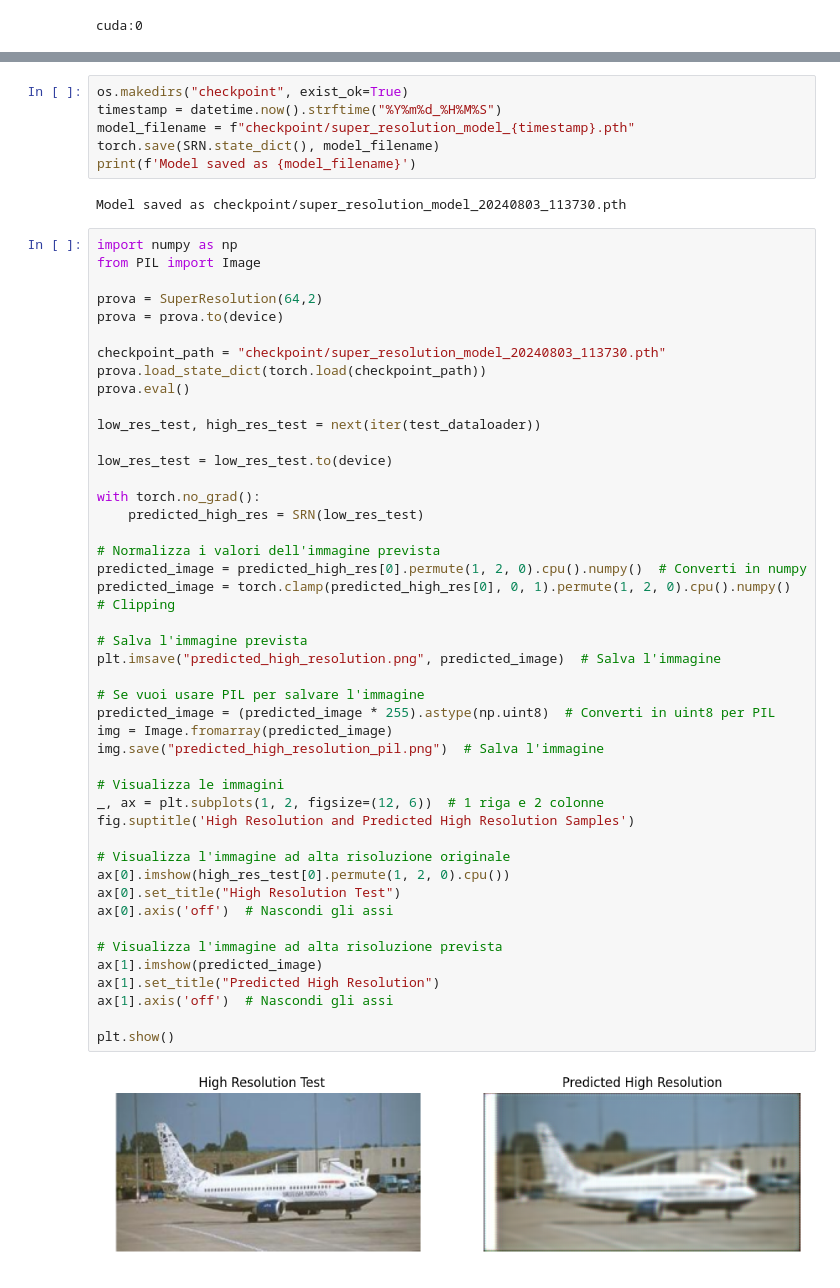
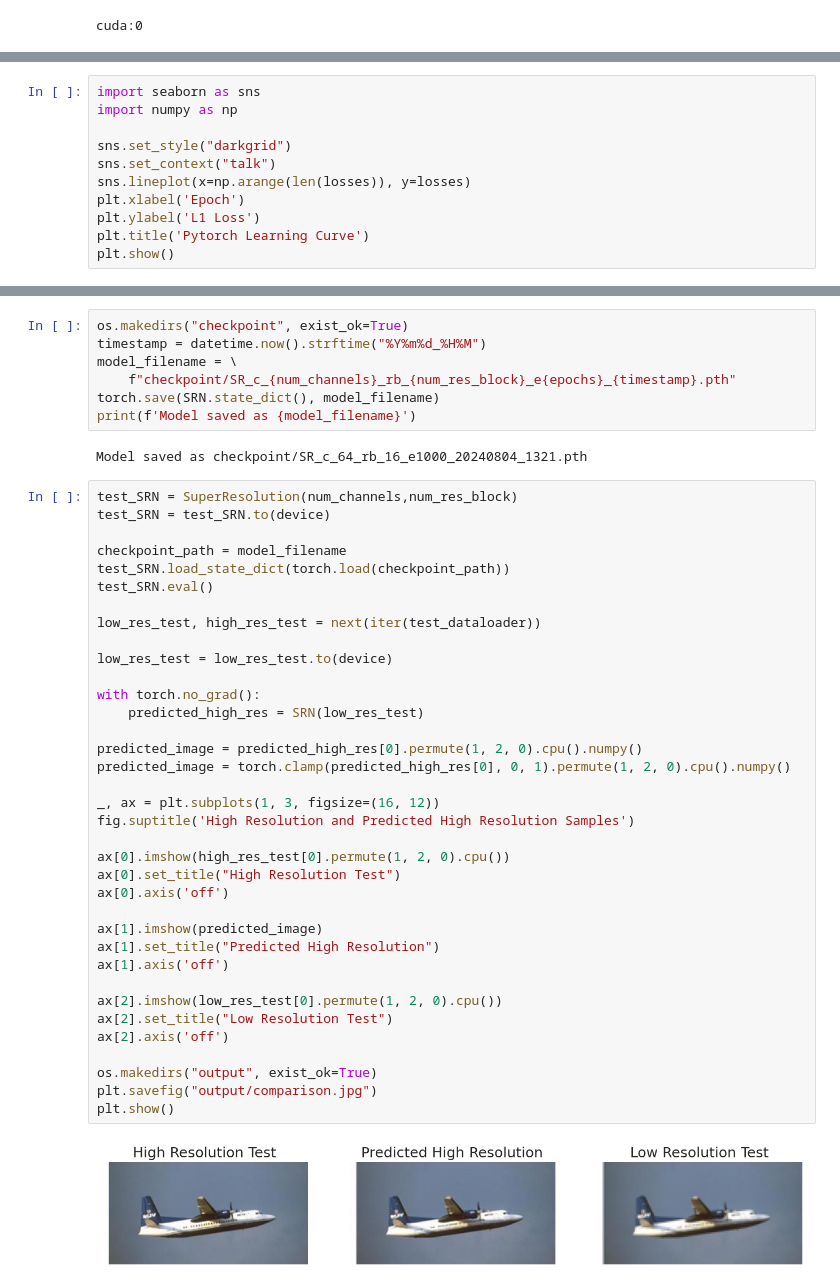
Before and after one commit to cMancio00/Super-Resolution, a Jupyter notebook: notebook.ipynb, the cells around one changed output, grey strips where cells are left out. Drawn from its saved outputs; the diff is of its cells as text.

```diff
--- a/notebook.ipynb
+++ b/notebook.ipynb
@@ -141,0 +117,11 @@ Model saved as super_resolution_model_20240803_113543.pth
+# %%
+import seaborn as sns
+import numpy as np
+
+sns.set_style("darkgrid")
+sns.set_context("talk")
+sns.lineplot(x=np.arange(len(losses)), y=losses)
+plt.xlabel('Epoch')
+plt.ylabel('L1 Loss')
+plt.title('Pytorch Learning Curve')
+plt.show()
@@ -142,55 +130,47 @@ Model saved as super_resolution_model_20240803_113543.pth
 # %%
 os.makedirs("checkpoint", exist_ok=True)
-timestamp = datetime.now().strftime("%Y%m%d_%H%M%S")
-model_filename = f"checkpoint/super_resolution_model_{timestamp}.pth"
+timestamp = datetime.now().strftime("%Y%m%d_%H%M")
+model_filename = \
+    f"checkpoint/SR_c_{num_channels}_rb_{num_res_block}_e{epochs}_{timestamp}.pth"
 torch.save(SRN.state_dict(), model_filename)
 print(f'Model saved as {model_filename}')
 # %% [output]
-Model saved as checkpoint/super_resolution_model_20240803_113730.pth
+Model saved as checkpoint/SR_c_64_rb_16_e1000_20240804_1321.pth
 # %%
-import numpy as np
-from PIL import Image
+test_SRN = SuperResolution(num_channels,num_res_block)
+test_SRN = test_SRN.to(device)
 
-prova = SuperResolution(64,2)
-prova = prova.to(device)
-
-checkpoint_path = "checkpoint/super_resolution_model_20240803_113730.pth"
-prova.load_state_dict(torch.load(checkpoint_path))
-prova.eval()
+checkpoint_path = model_filename
+test_SRN.load_state_dict(torch.load(checkpoint_path))
+test_SRN.eval()
 
 low_res_test, high_res_test = next(iter(test_dataloader))
 
 low_res_test = low_res_test.to(device)
 
 with torch.no_grad():
     predicted_high_res = SRN(low_res_test)
 
-# Normalizza i valori dell'immagine prevista
-predicted_image = predicted_high_res[0].permute(1, 2, 0).cpu().numpy()  # Converti in numpy
-predicted_image = torch.clamp(predicted_high_res[0], 0, 1).permute(1, 2, 0).cpu().numpy()  # Clipping
+predicted_image = predicted_high_res[0].permute(1, 2, 0).cpu().numpy()
+predicted_image = torch.clamp(predicted_high_res[0], 0, 1).permute(1, 2, 0).cpu().numpy()
 
-# Salva l'immagine prevista
-plt.imsave("predicted_high_resolution.png", predicted_image)  # Salva l'immagine
-
-# Se vuoi usare PIL per salvare l'immagine
-predicted_image = (predicted_image * 255).astype(np.uint8)  # Converti in uint8 per PIL
-img = Image.fromarray(predicted_image)
-img.save("predicted_high_resolution_pil.png")  # Salva l'immagine
-
-# Visualizza le immagini
-_, ax = plt.subplots(1, 2, figsize=(12, 6))  # 1 riga e 2 colonne
+_, ax = plt.subplots(1, 3, figsize=(16, 12))
 fig.suptitle('High Resolution and Predicted High Resolution Samples')
 
-# Visualizza l'immagine ad alta risoluzione originale
 ax[0].imshow(high_res_test[0].permute(1, 2, 0).cpu())
 ax[0].set_title("High Resolution Test")
-ax[0].axis('off')  # Nascondi gli assi
+ax[0].axis('off')
 
-# Visualizza l'immagine ad alta risoluzione prevista
 ax[1].imshow(predicted_image)
 ax[1].set_title("Predicted High Resolution")
-ax[1].axis('off')  # Nascondi gli assi
+ax[1].axis('off')
 
+ax[2].imshow(low_res_test[0].permute(1, 2, 0).cpu())
+ax[2].set_title("Low Resolution Test")
+ax[2].axis('off')
+
+os.makedirs("output", exist_ok=True)
+plt.savefig("output/comparison.jpg")
 plt.show()
 # %% [output]
-[figure, old version]
+[figure, new version]
```
Also changed, not shown: parts of 8 cells of this notebook, 4 other files.
